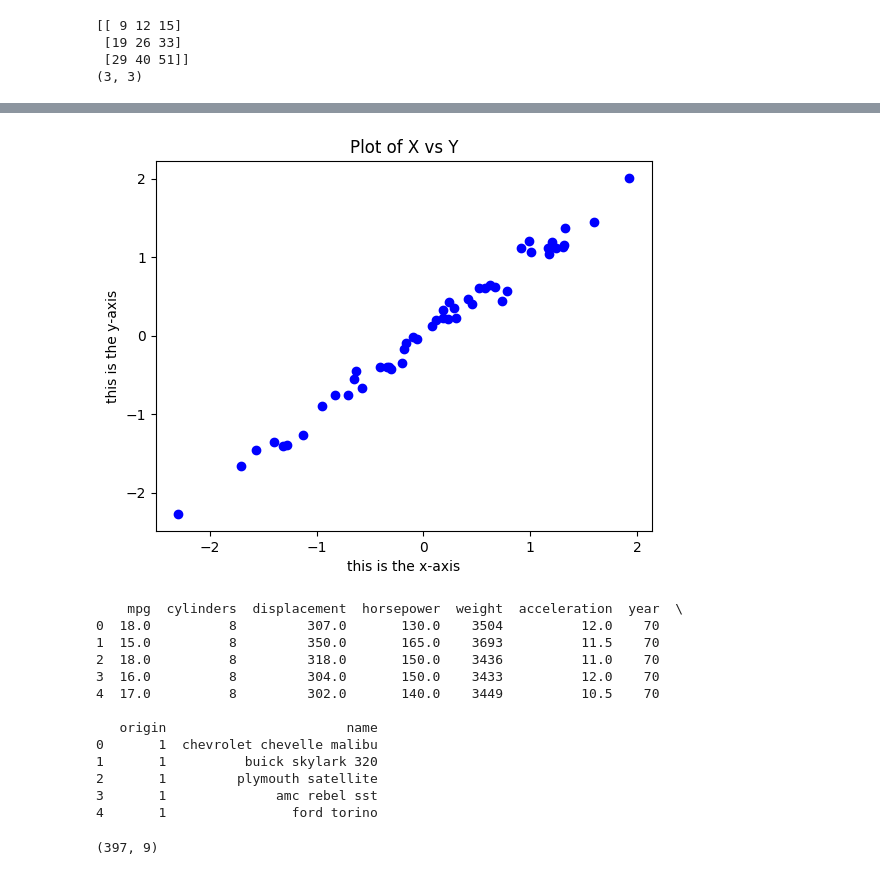
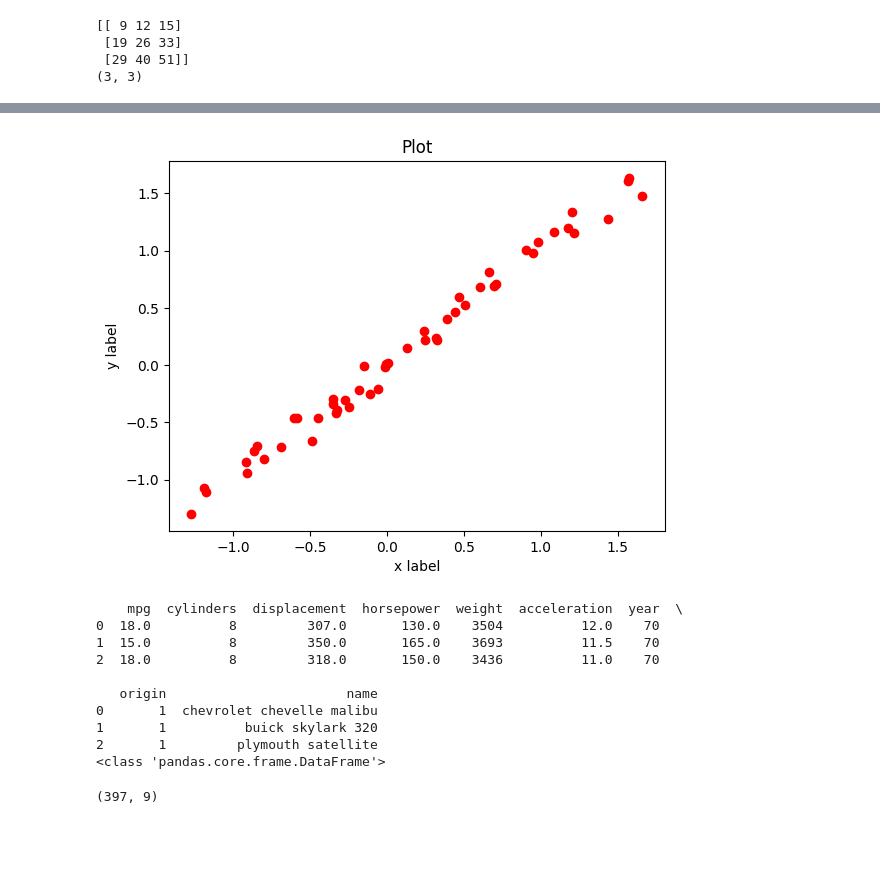
Before and after one commit to tianzheng4/tianzheng4.github.io, a Jupyter notebook: _umkc-teaching/code/Intro_to_Python.ipynb, the cells around one changed output, grey strips where cells are left out. Saved outputs shown, nothing was run; the diff lists cells and outputs as text; code cells hidden in the pictures; blank space fills up the shorter version.

```diff
--- a/_umkc-teaching/code/Intro_to_Python.ipynb
+++ b/_umkc-teaching/code/Intro_to_Python.ipynb
@@ -129,33 +162,31 @@ np.corrcoef(x, y)[0,1]
 # %%
 #Plot some graphs
 
-plt.plot(x, y, 'bo')
-plt.ylabel("this is the y-axis")
-plt.xlabel("this is the x-axis")
-plt.title("Plot of X vs Y")
+plt.plot(x, y, 'bo', c='r')
+plt.ylabel("y label")
+plt.xlabel("x label")
+plt.title("Plot")
 plt.savefig('Graph.pdf')
 plt.show()
 # please use plt.plot? to look at more options
 # %% [output]
-[figure, old version]
+[figure, new version]
 # %%
 # Load Data from your computer
 auto = pd.read_csv('./data/Auto.csv', header=0, na_values='?')
-print(auto.head(5)) ##View top 5 rows of the data
+print(auto.head(3)) ##View top 3 rows of the data
+print(type(auto))
 # %% [output]
     mpg  cylinders  displacement  horsepower  weight  acceleration  year  \
 0  18.0          8         307.0       130.0    3504          12.0    70
 1  15.0          8         350.0       165.0    3693          11.5    70
 2  18.0          8         318.0       150.0    3436          11.0    70
-3  16.0          8         304.0       150.0    3433          12.0    70
-4  17.0          8         302.0       140.0    3449          10.5    70
 
    origin                       name
 0       1  chevrolet chevelle malibu
 1       1          buick skylark 320
 2       1         plymouth satellite
-3       1              amc rebel sst
-4       1                ford torino
+<class 'pandas.core.frame.DataFrame'>
 # %%
 print(auto.shape) ##know the R*C of the data
 # %% [output]
```
Also changed, not shown: parts of 17 cells of this notebook, 2 other files.
